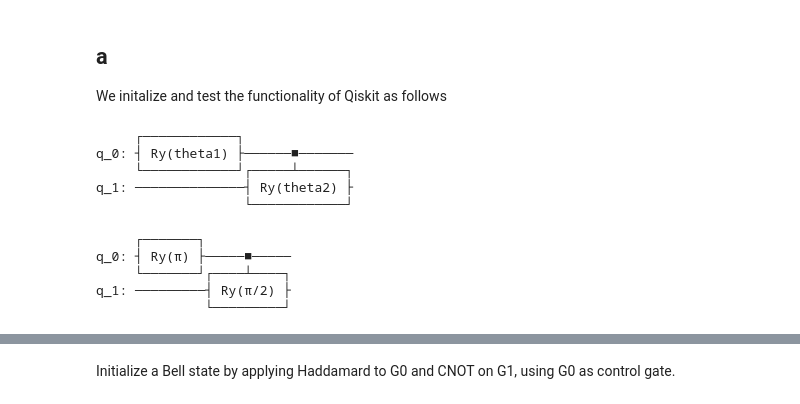
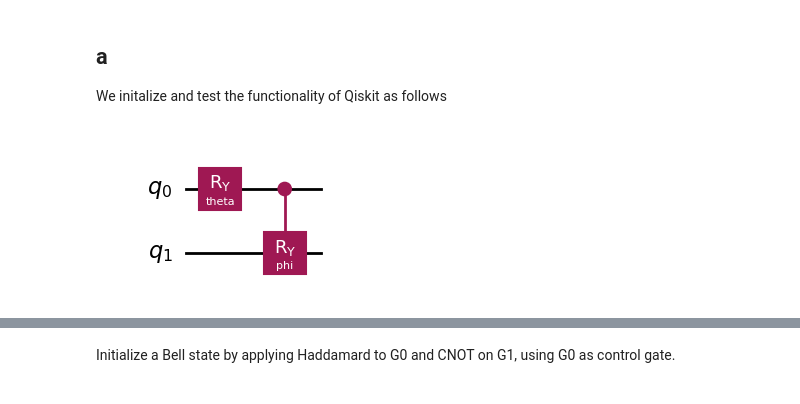
Before and after one commit to hkve/Lipkin-Model-FYS5419, a Jupyter notebook: Project1.ipynb, the cells around one changed output, grey strips where cells are left out. Saved outputs shown, nothing was run; the diff lists cells and outputs as text; code cells hidden in the pictures.

Commit message:
Ryddet litt. Lagd fine plots!

```diff
--- a/Project1.ipynb
+++ b/Project1.ipynb
@@ -24,26 +24,13 @@ simulator = Aer.get_backend('aer_simulator')
 # %%
 from qiskit.circuit import QuantumCircuit,\
                            Parameter
-var_par1 = Parameter('theta1')
-var_par2 = Parameter('theta2')
+var_par1 = Parameter('theta')
+var_par2 = Parameter('phi')
 
 qc_ = QuantumCircuit(2)
 
 qc_.ry(var_par1,0)
 qc_.cry(var_par2,0,1)
-qc_.draw()
+qc_.draw(output = 'mpl', style =  'iqx', filename = 'ansatz.pdf')
 # %% [output]
-     ┌────────────┐
-q_0: ┤ Ry(theta1) ├──────■───────
-     └────────────┘┌─────┴──────┐
-q_1: ──────────────┤ Ry(theta2) ├
-                   └────────────┘
+[figure, added]
-# %%
-qc_par = qc_.bind_parameters({var_par1: np.pi, var_par2: np.pi/2})
-qc_par.draw()
-# %% [output]
-     ┌───────┐
-q_0: ┤ Ry(π) ├─────■─────
-     └───────┘┌────┴────┐
-q_1: ─────────┤ Ry(π/2) ├
-              └─────────┘
```
Also changed, not shown: parts of 33 cells of this notebook.
